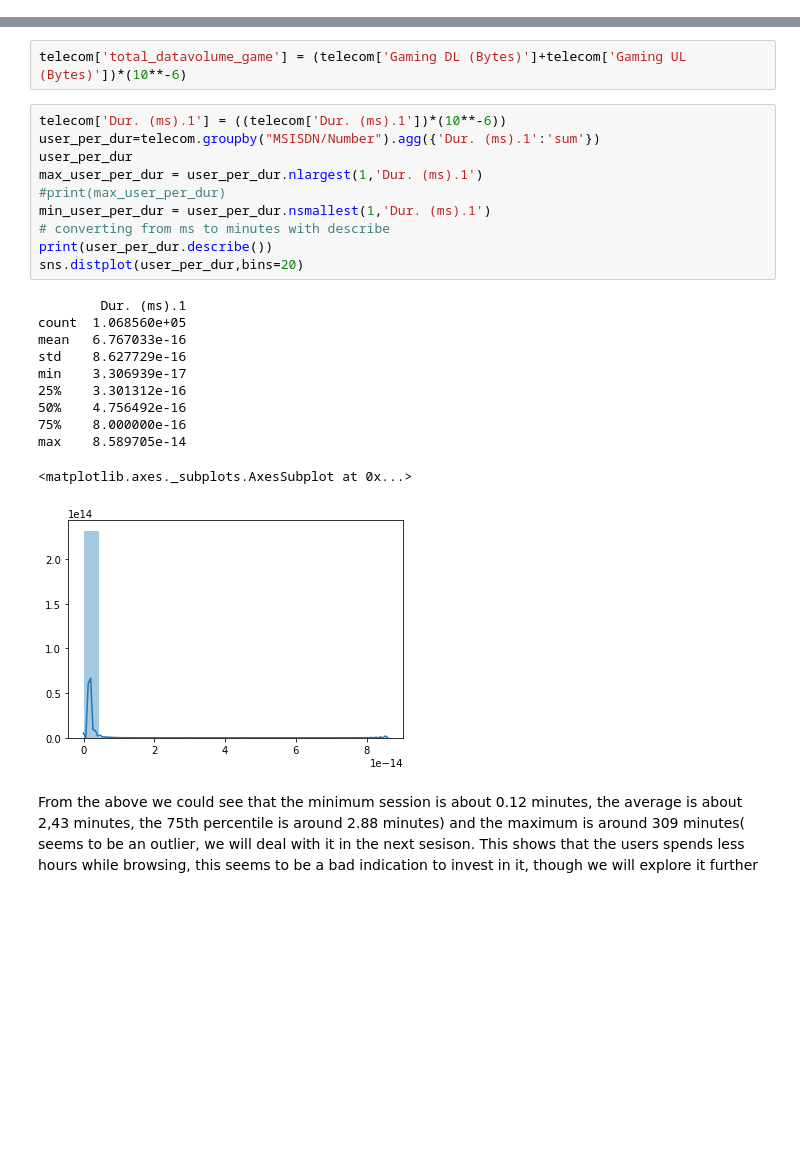
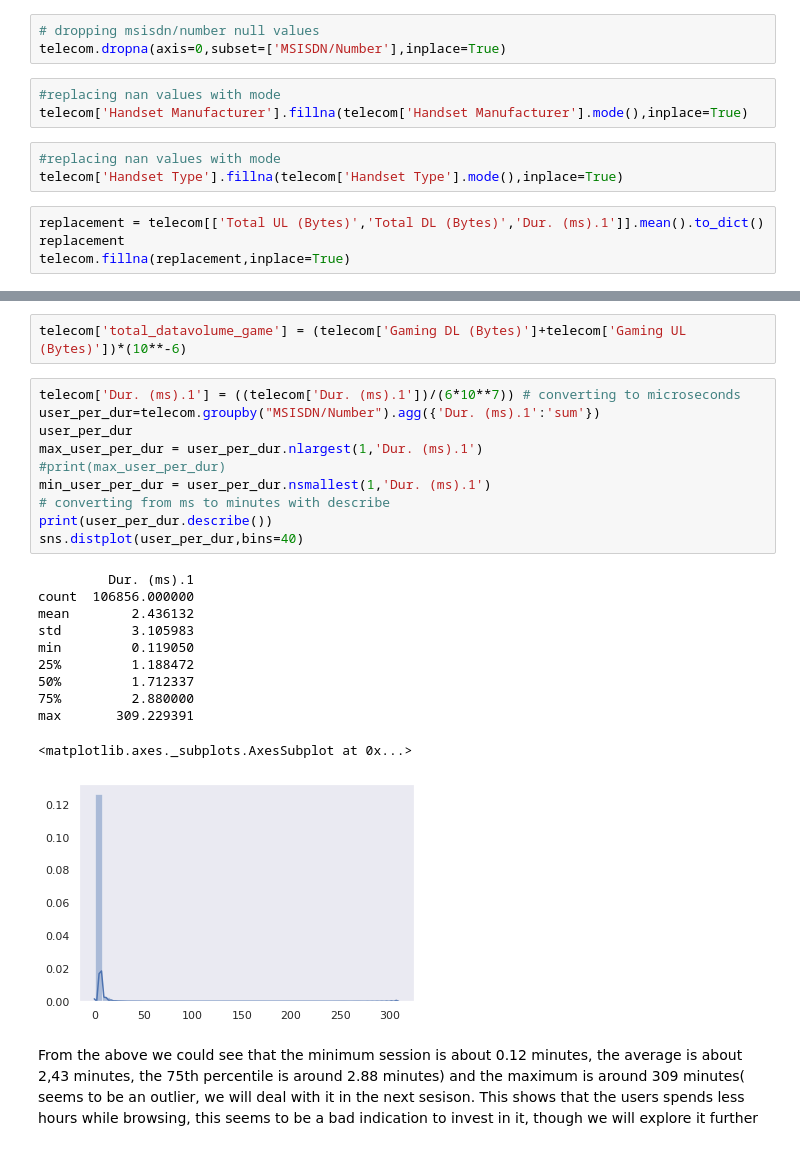
Before and after one commit to Idowuilekura/idowu10academy3rdbatch, a Jupyter notebook: telecom.ipynb, the cells around one changed output, grey strips where cells are left out. Cells and saved outputs as stored; diff of their text form; blank space fills up the shorter version.

```diff
--- a/telecom.ipynb
+++ b/telecom.ipynb
@@ -44,3 +59,16 @@ memory usage: 62.9+ MB
+# %%
+# dropping msisdn/number null values
+telecom.dropna(axis=0,subset=['MSISDN/Number'],inplace=True)
+# %%
+#replacing nan values with mode
+telecom['Handset Manufacturer'].fillna(telecom['Handset Manufacturer'].mode(),inplace=True)
+# %%
+#replacing nan values with mode
+telecom['Handset Type'].fillna(telecom['Handset Type'].mode(),inplace=True)
+# %%
+replacement = telecom[['Total UL (Bytes)','Total DL (Bytes)','Dur. (ms).1']].mean().to_dict()
+replacement
+telecom.fillna(replacement,inplace=True)
 # %%
 telecom.shape
 # %% [output]
@@ -138,26 +174,26 @@ print(list(telecom.columns))
 # %%
 telecom['total_datavolume_game'] = (telecom['Gaming DL (Bytes)']+telecom['Gaming UL (Bytes)'])*(10**-6)
 # %%
-telecom['Dur. (ms).1'] = ((telecom['Dur. (ms).1'])*(10**-6))
+telecom['Dur. (ms).1'] = ((telecom['Dur. (ms).1'])/(6*10**7)) # converting to microseconds
 user_per_dur=telecom.groupby("MSISDN/Number").agg({'Dur. (ms).1':'sum'})
 user_per_dur
 max_user_per_dur = user_per_dur.nlargest(1,'Dur. (ms).1')
 #print(max_user_per_dur)
 min_user_per_dur = user_per_dur.nsmallest(1,'Dur. (ms).1')
 # converting from ms to minutes with describe
 print(user_per_dur.describe())
-sns.distplot(user_per_dur,bins=20)
+sns.distplot(user_per_dur,bins=40)
 # %% [output]
-        Dur. (ms).1
-count  1.068560e+05
-mean   6.767033e-16
-std    8.627729e-16
-min    3.306939e-17
-25%    3.301312e-16
-50%    4.756492e-16
-75%    8.000000e-16
-max    8.589705e-14
+         Dur. (ms).1
+count  106856.000000
+mean        2.436132
+std         3.105983
+min         0.119050
+25%         1.188472
+50%         1.712337
+75%         2.880000
+max       309.229391
 <matplotlib.axes._subplots.AxesSubplot at 0x...>
-[figure, old version]
+[figure, new version]
 # %% [markdown]
 From the above we could see that the minimum session is about 0.12 minutes, the average is about 2,43 minutes, the 75th percentile is around 2.88 minutes) and the maximum is around 309 minutes( seems to be an outlier, we will deal with it in the next sesison. This shows that the users spends less hours while browsing, this seems to be a bad indication to invest in it, though we will explore it further
```
Also changed, not shown: parts of 152 cells of this notebook.
